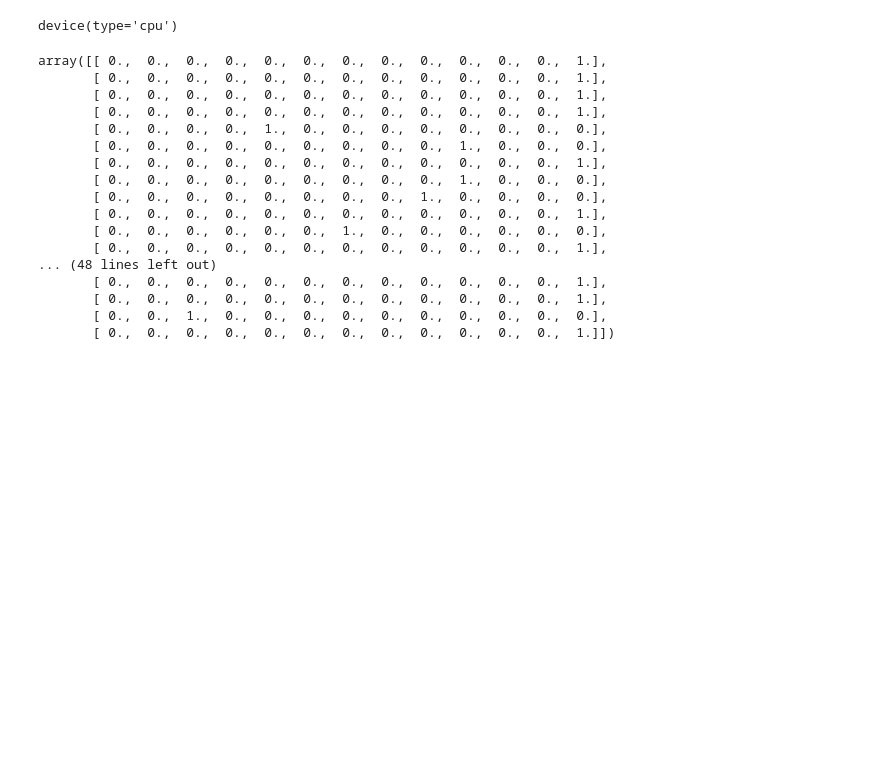
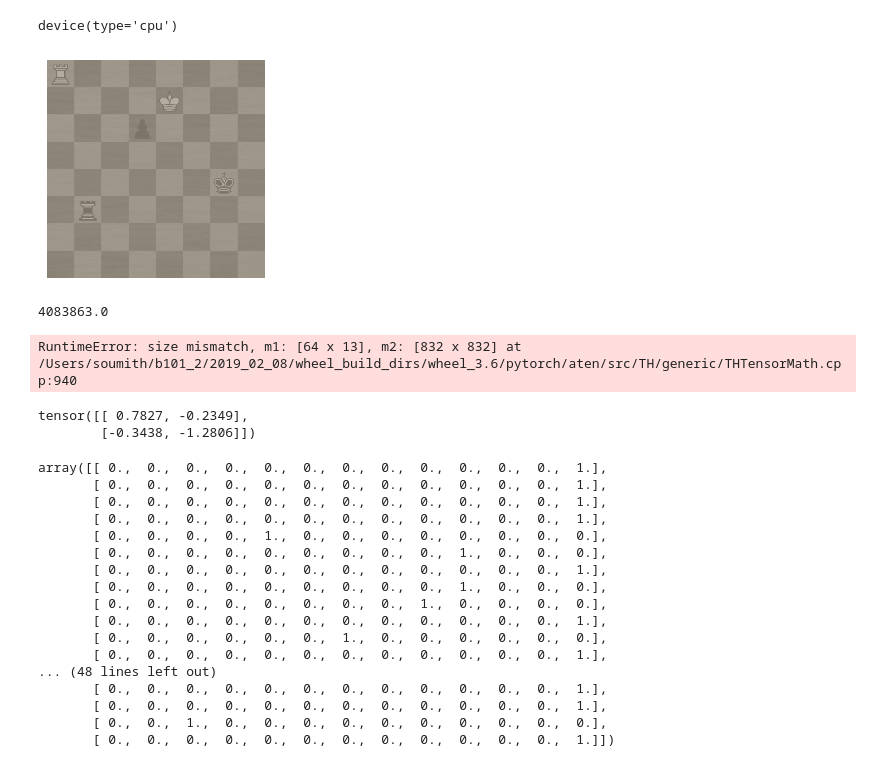
Before and after one commit to samryan18/chess-ray-vision, a Jupyter notebook: clean_notebooks/CNN Model First Attempt.ipynb, the cells around one changed output. Drawn from its saved outputs; the diff is of its cells as text; code cells hidden in the pictures; blank space fills up the shorter version.

```diff
--- a/clean_notebooks/CNN Model First Attempt.ipynb
+++ b/clean_notebooks/CNN Model First Attempt.ipynb
@@ -167,0 +106,19 @@ final_acc = test_model(model, criterion, test_loader)
+# %%
+from PIL import Image
+
+def load_datasets(directory='images/'):
+    pathlist = Path(directory).glob('**/*.jpeg')
+    labels = []
+    images = []
+    for path in pathlist:
+        label = str(path).split(directory)[1].split(f'.')[0]
+        label = onehot_from_fen(label)
+
+        img = np.asarray(Image.open(str(path))).astype('uint8')
+        labels.append(label)
+        images.append(img)
+
+    test_images, test_labels = (images, labels) # TODO
+
+    return images, labels, test_images, test_labels
+images, labels, test_images, test_labels = load_datasets()
@@ -167,0 +156,20 @@ final_acc = test_model(model, criterion, test_loader)
+# %%
+# Define a transform to normalize the data
+transform = transforms.Compose([transforms.ToTensor(),
+                                transforms.Normalize((0.5, 0.5, 0.5), (0.5, 0.5, 0.5))])
+
+train_dataset = CustomChessDataset(train=True, transform=transform)
+test_dataset = CustomChessDataset(train=False, transform =transform)
+
+train_loader = torch.utils.data.DataLoader(dataset=train_dataset,
+                                           batch_size=1,
+                                           shuffle=True)
+
+test_loader = torch.utils.data.DataLoader(dataset=test_dataset,
+                                          batch_size=1,
+                                          shuffle=True)
+
+image, label = next(iter(test_loader))
+imshow(image[0,:]);
+# %% [output]
+[figure, added]
@@ -167,0 +350,23 @@ final_acc = test_model(model, criterion, test_loader)
+# %%
+num_epochs = 1
+batch_size = 1
+learning_rate = 0.0028
+log_freq=25
+net = Net()
+
+optimizer = optim.Adam(net.parameters(), lr=learning_rate)
+
+log_dir = f'./logs/PRELIM_lr{learning_rate}'
+criterion = nn.CrossEntropyLoss().to(device)
+
+model = train_model(net,
+                log_dir,
+                train_loader,
+                criterion,
+                optimizer,
+                num_epochs, log_freq)
+
+final_acc = test_model(model, criterion, test_loader)
+# %% [output]
+4083863.0
+RuntimeError: size mismatch, m1: [64 x 13], m2: [832 x 832] at /Users/soumith/b101_2/2019_02_08/wheel_build_dirs/wheel_3.6/pytorch/aten/src/TH/generic/THTensorMath.cpp:940
@@ -168,3 +381,9 @@ final_acc = test_model(model, criterion, test_loader)
+# %%
+output = Variable(torch.randn(4, 1).float().reshape(2,2))
+output
+# %% [output]
+tensor([[ 0.7827, -0.2349],
+        [-0.3438, -1.2806]])
 # %%
 import numpy as np
 import re
```
Also changed, not shown: parts of 10 cells of this notebook, 2 other files.
